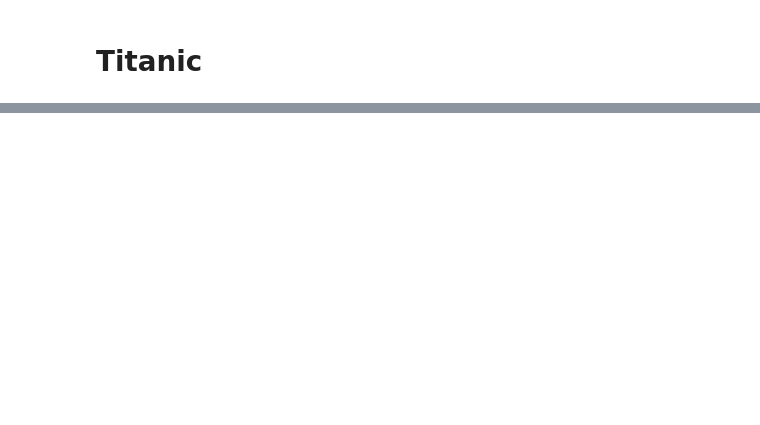
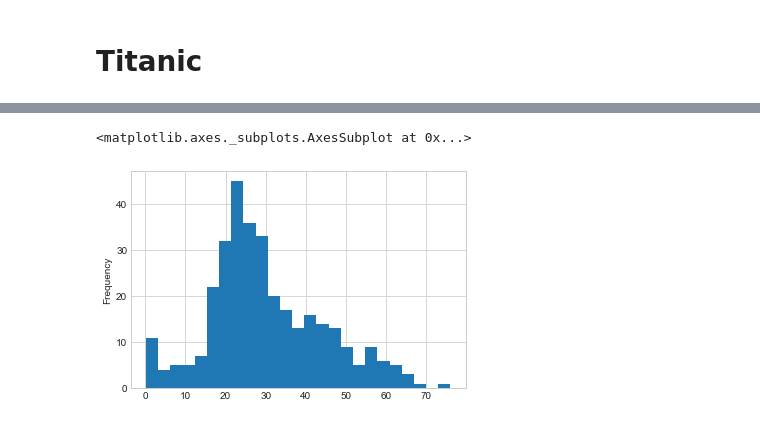
Before and after one commit to papaulul/Titanic_ML, a Jupyter notebook: Titanic-v2.ipynb, the cells around one changed output, grey strips where cells are left out. Cells and saved outputs as stored; diff of their text form; code cells hidden in the pictures; blank space fills up the shorter version.

```diff
--- a/Titanic-v2.ipynb
+++ b/Titanic-v2.ipynb
@@ -56,0 +95,5 @@ test['Age'].fillna(test['Age'].dropna().median(),inplace=True)
+# %%
+test['Age'].dropna().plot.hist(bins=25)
+# %% [output]
+<matplotlib.axes._subplots.AxesSubplot at 0x...>
+[figure, added]
```
Also changed, not shown: parts of 94 cells of this notebook.
